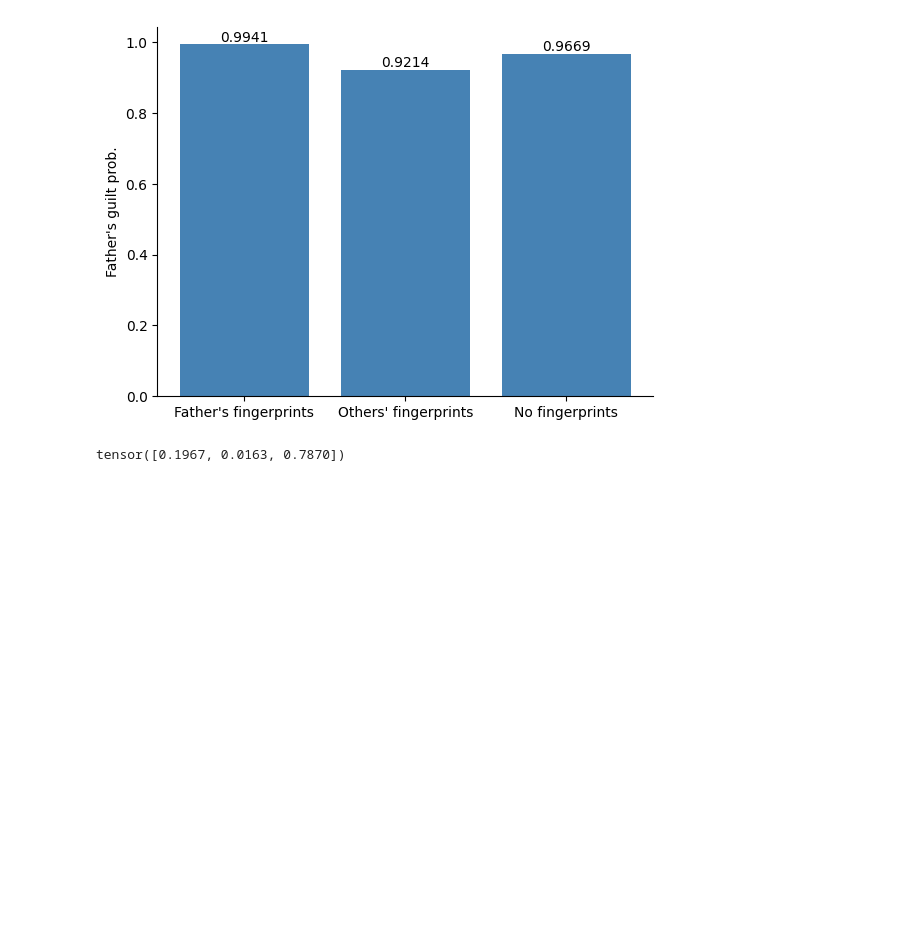
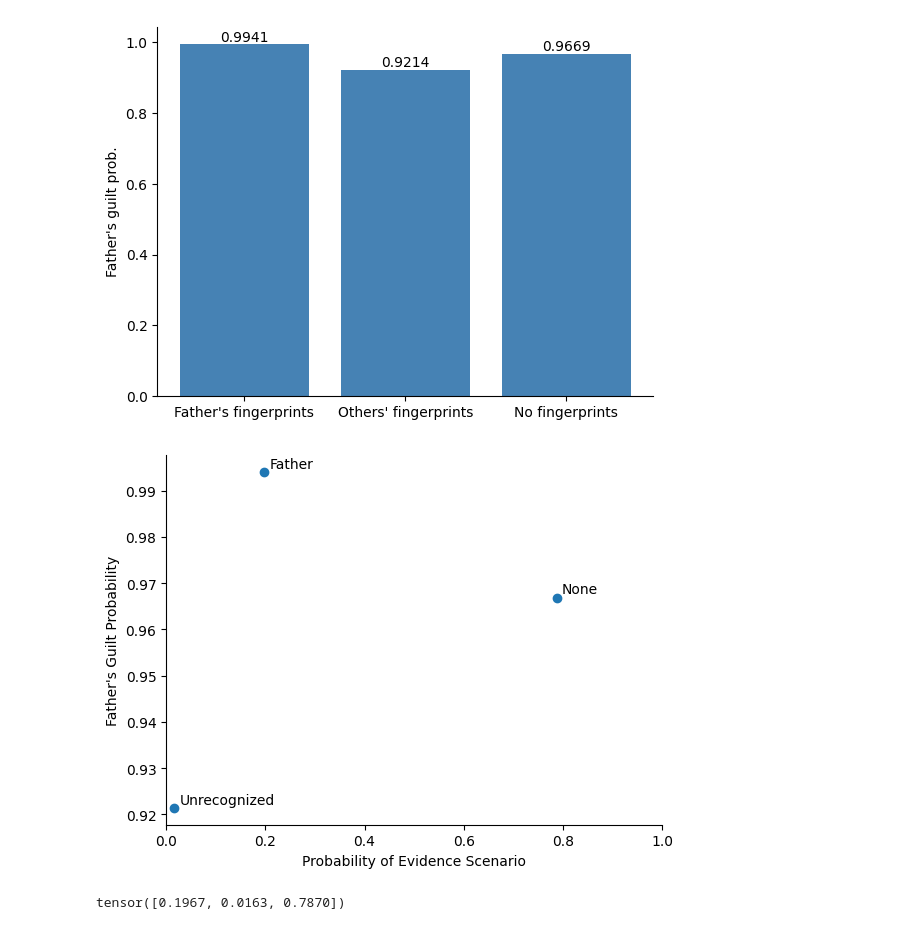
Before and after one commit to rfl-urbaniak/MRbook, a Jupyter notebook: weight-paper/scripts/nikodem_tinbox.ipynb, the cells around one changed output. Saved outputs shown, nothing was run; the diff lists cells and outputs as text; code cells hidden in the pictures; blank space fills up the shorter version.

Commit message:
adjusting visualizations

```diff
--- a/weight-paper/scripts/nikodem_tinbox.ipynb
+++ b/weight-paper/scripts/nikodem_tinbox.ipynb
@@ -427,6 +428,34 @@ plt.savefig('figures/tinbox_posterior_probs_no_son.pdf')
 plt.show()
 # %% [output]
 [figure]
+# %%
+import matplotlib.pyplot as plt
+
+posterior_guilt_probs = [father_posterior_fathers_fingerprint[1],
+                         father_posterior_others_fingerprint[1],
+                         father_posterior_no_fingerprint[1]]
+
+labels = ["Father", "Unrecognized", "None"]
+fig, ax = plt.subplots()
+ax.scatter(probs_of_evidence_no_son, posterior_guilt_probs)
+for i, label in enumerate(labels):
+    ax.annotate(label,
+                (probs_of_evidence_no_son[i], posterior_guilt_probs[i]),
+                textcoords="offset points",
+                xytext=(4, 3),
+                ha='left',
+                fontsize=10)
+
+ax.set_xlabel("Probability of Evidence Scenario")
+ax.set_ylabel("Father's Guilt Probability")
+plt.xlim(0, 1)
+
+sns.despine()
+
+plt.savefig('figures/tinbox_posterior_probs_no_son.pdf')
+plt.show()
+# %% [output]
+[figure, added]
 # %%
 probs_of_evidence_no_son
 # %% [output]
```
Also changed, not shown: parts of 12 cells of this notebook, 4 other files.
